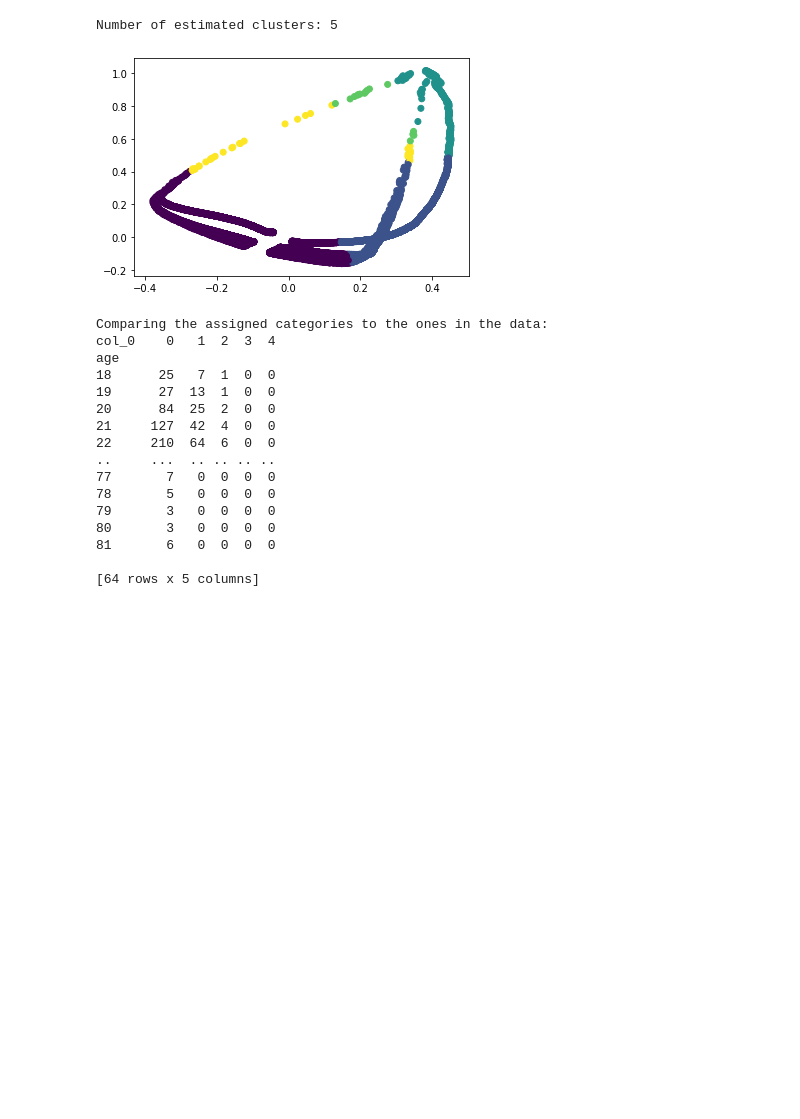
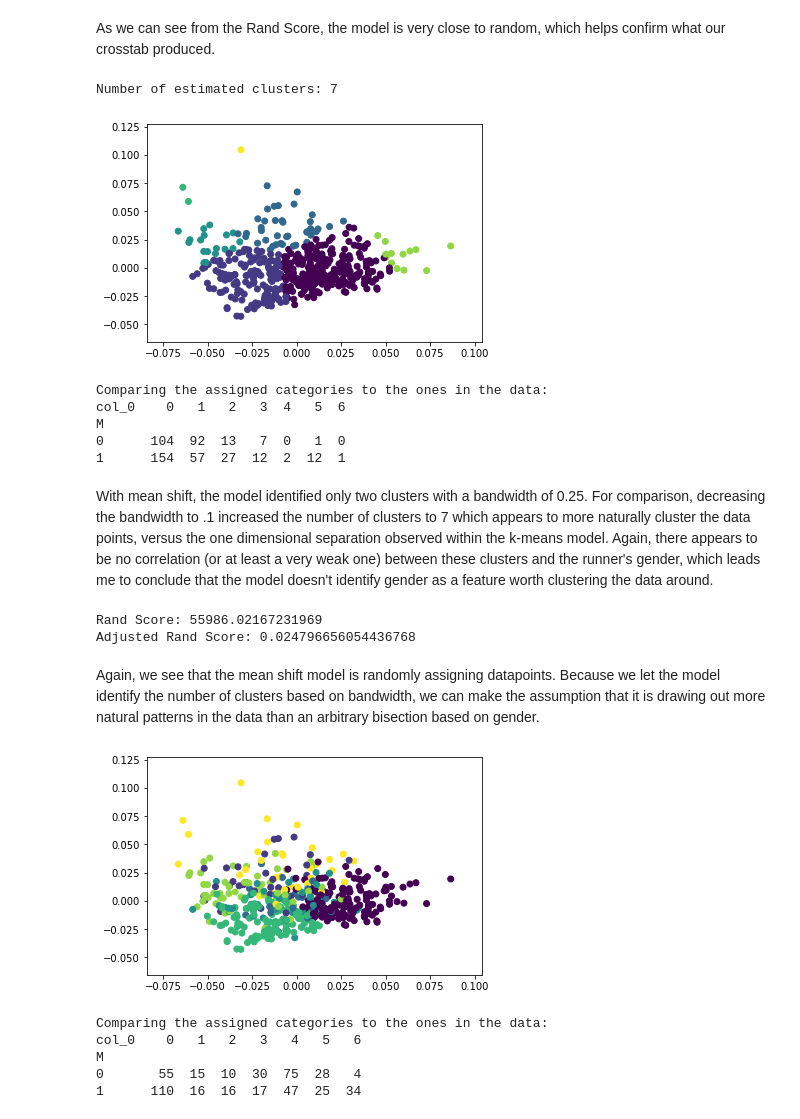
Before and after one commit to jkovach89/12-2-Assignment, a Jupyter notebook: 30-4 Challenge.ipynb, the cells around one changed output. Saved outputs shown, nothing was run; the diff lists cells and outputs as text; code cells hidden in the pictures; blank space fills up the shorter version.

```diff
--- a/30-4 Challenge.ipynb
+++ b/30-4 Challenge.ipynb
@@ -66,9 +161,11 @@ M
+# %% [markdown]
+As we can see from the Rand Score, the model is very close to random, which helps confirm what our crosstab produced.
 # %%
 from sklearn.cluster import MeanShift, estimate_bandwidth
 
-bandwidth = estimate_bandwidth(X_pca, quantile=.2, n_samples=500)
-ms = MeanShift(bandwidth=bandwidth, bin_seeding=True)
-ms.fit(X_pca)
+bandwidth = estimate_bandwidth(X_norm, quantile=.1, n_samples=500)
+ms = MeanShift(bandwidth=bandwidth, bin_seeding=True).fit(X_norm)
+cluster_preds = ms.fit_predict(X_norm)
 
 labels = ms.labels_
 cluster_centers = ms.cluster_centers_
@@ -81,23 +178,51 @@ plt.scatter(X_pca[:, 0], X_pca[:, 1], c=labels)
 plt.show()
 
 print('Comparing the assigned categories to the ones in the data:')
-print(pd.crosstab(y,labels))
+print(pd.crosstab(y, labels))
 # %% [output]
-Number of estimated clusters: 5
+Number of estimated clusters: 7
-[figure, old version]
+[figure, new version]
 Comparing the assigned categories to the ones in the data:
-col_0    0   1  2  3  4
-age
-18      25   7  1  0  0
-19      27  13  1  0  0
-20      84  25  2  0  0
-21     127  42  4  0  0
-22     210  64  6  0  0
-..     ...  .. .. .. ..
-77       7   0  0  0  0
-78       5   0  0  0  0
-79       3   0  0  0  0
-80       3   0  0  0  0
-81       6   0  0  0  0
-
-[64 rows x 5 columns]
+col_0    0   1   2   3  4   5  6
+M
+0      104  92  13   7  0   1  0
+1      154  57  27  12  2  12  1
+# %% [markdown]
+With mean shift, the model identified only two clusters with a bandwidth of 0.25. For comparison, decreasing the bandwidth to .1 increased the number of clusters to 7 which appears to more naturally cluster the data points, versus the one dimensional separation observed within the k-means model. Again, there appears to be no correlation (or at least a very weak one) between these clusters and the runner's gender, which leads me to conclude that the model doesn't identify gender as a feature worth clustering the data around.
+# %%
+import itertools
+from sklearn import metrics
+
+c = list(itertools.product(y, cluster_preds))
+RIcounts = [c.count(x) for x in set(c)]
+RIscore = (RIcounts[3] + RIcounts[2]/np.sum(RIcounts))
+print("Rand Score: {}".format(RIscore))
+print("Adjusted Rand Score: {}".format(metrics.adjusted_rand_score(y, cluster_preds)))
+# %% [output]
+Rand Score: 55986.02167231969
+Adjusted Rand Score: 0.024796656054436768
+# %% [markdown]
+Again, we see that the mean shift model is randomly assigning datapoints. Because we let the model identify the number of clusters based on bandwidth, we can make the assumption that it is drawing out more natural patterns in the data than an arbitrary bisection based on gender.
+# %%
+from sklearn.cluster import SpectralClustering
+
+# Declare and fit the model.
+sc = SpectralClustering(n_clusters=7)
+sc.fit(X_norm)
+
+#Predicted clusters.
+predict=sc.fit_predict(X_norm)
+
+#Graph results.
+plt.scatter(X_pca[:, 0], X_pca[:, 1], c=predict)
+plt.show()
+
+print('Comparing the assigned categories to the ones in the data:')
+print(pd.crosstab(y, predict))
+# %% [output]
+[figure, added]
+Comparing the assigned categories to the ones in the data:
+col_0    0   1   2   3   4   5   6
+M
+0       55  15  10  30  75  28   4
+1      110  16  16  17  47  25  34
```
Also changed, not shown: parts of 12 cells of this notebook.
